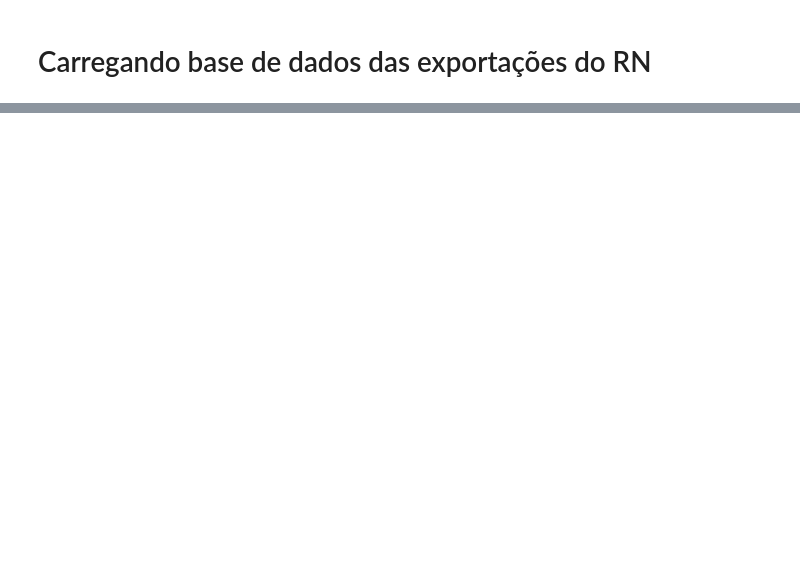
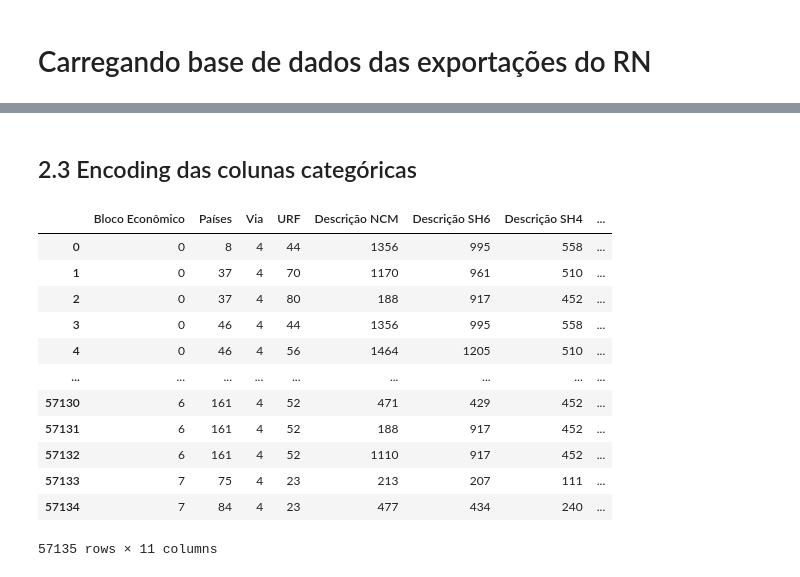
Before and after one commit to jgoulartf/analise_exportacoes_rn, a Jupyter notebook: src/notebooks/preprocessing/01_data_cleaning.ipynb, the cells around one changed output, grey strips where cells are left out. Drawn from its saved outputs; the diff is of its cells as text; code cells hidden in the pictures; blank space fills up the shorter version.

```diff
--- a/src/notebooks/preprocessing/01_data_cleaning.ipynb
+++ b/src/notebooks/preprocessing/01_data_cleaning.ipynb
@@ -31,0 +178,38 @@ RangeIndex: 31889 entries, 0 to 31888 Data columns (total 21 columns): # Column
+# %% [markdown]
+## 2.3 Encoding das colunas categóricas
+# %%
+from sklearn.preprocessing import LabelEncoder
+import pandas as pd
+
+# Criação do LabelEncoder
+encoder = LabelEncoder()
+
+# Lista das colunas a serem transformadas
+colunas_a_transformar = ['Bloco Econômico', 'Países', 'Via', 'URF', 'Descrição NCM', 'Descrição SH6', 'Descrição SH4',
+                         'Descrição SH2', 'Código Seção', 'Descrição Seção', 'Unidade estatística',]
+
+# Datasets encodeds
+
+dataset_exportacoes_rn_continente_encoded = pd.DataFrame()
+dataset_exportacoes_rn_blocos_economicos_encoded = pd.DataFrame()
+
+# Aplicar LabelEncoder nas colunas selecionadas
+for coluna in colunas_a_transformar:
+    dataset_exportacoes_rn_continente_encoded[coluna] = encoder.fit_transform(dataset_exportacoes_rn_continente[coluna])
+    dataset_exportacoes_rn_blocos_economicos_encoded[coluna] = encoder.fit_transform(dataset_exportacoes_rn_blocos_economicos[coluna])
+
+dataset_exportacoes_rn_continente_encoded
+# %% [output]
+|  | Bloco Econômico | Países | Via | URF | Descrição NCM | Descrição SH6 | Descrição SH4 | ... |
+| 0 | 0 | 8 | 4 | 44 | 1356 | 995 | 558 | ... |
+| 1 | 0 | 37 | 4 | 70 | 1170 | 961 | 510 | ... |
+| 2 | 0 | 37 | 4 | 80 | 188 | 917 | 452 | ... |
+| 3 | 0 | 46 | 4 | 44 | 1356 | 995 | 558 | ... |
+| 4 | 0 | 46 | 4 | 56 | 1464 | 1205 | 510 | ... |
+| ... | ... | ... | ... | ... | ... | ... | ... | ... |
+| 57130 | 6 | 161 | 4 | 52 | 471 | 429 | 452 | ... |
+| 57131 | 6 | 161 | 4 | 52 | 188 | 917 | 452 | ... |
+| 57132 | 6 | 161 | 4 | 52 | 1110 | 917 | 452 | ... |
+| 57133 | 7 | 75 | 4 | 23 | 213 | 207 | 111 | ... |
+| 57134 | 7 | 84 | 4 | 23 | 477 | 434 | 240 | ... |
+57135 rows × 11 columns
```
Also changed, not shown: parts of 27 cells of this notebook, 2 other files.
